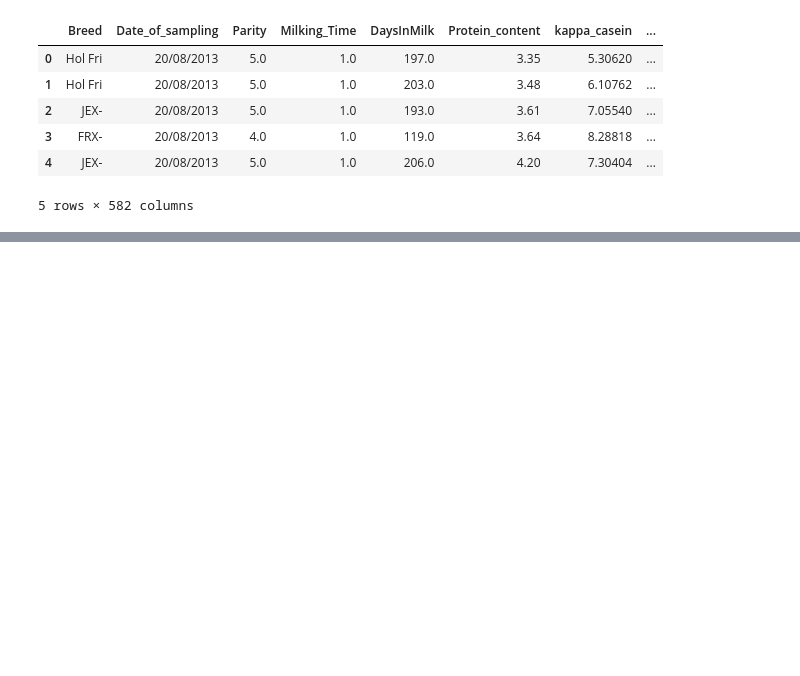
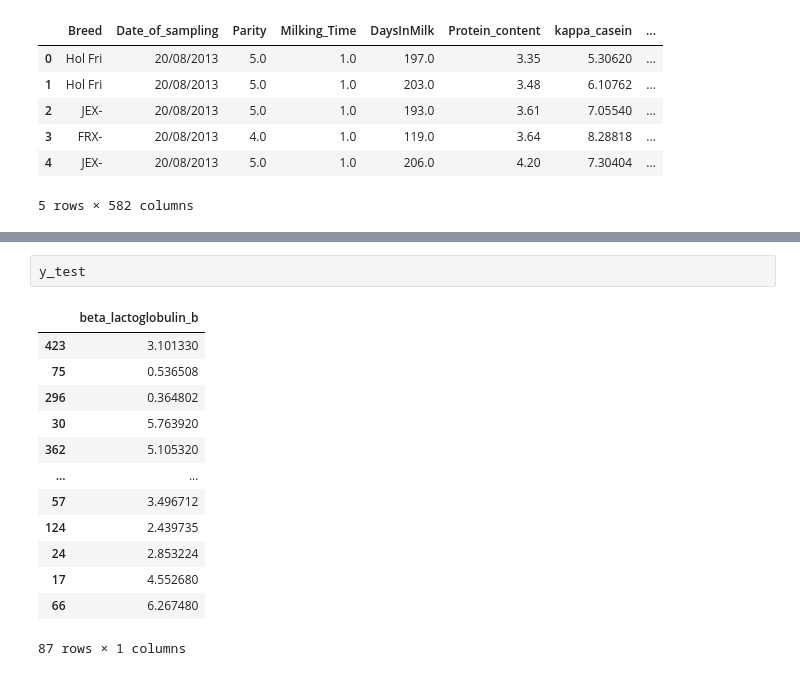
Before and after one commit to avd1729/Milky-way-of-Deep-Learning, a Jupyter notebook: Milky-way-of-Deep-Learning/notebooks/β Lactoglobulin B/notebook.ipynb, the cells around one changed output, grey strips where cells are left out. Saved outputs shown, nothing was run; the diff lists cells and outputs as text; blank space fills up the shorter version.

```diff
--- a/Milky-way-of-Deep-Learning/notebooks/β Lactoglobulin B/notebook.ipynb
+++ b/Milky-way-of-Deep-Learning/notebooks/β Lactoglobulin B/notebook.ipynb
@@ -40,0 +186,16 @@ data.head()
+# %%
+y_test
+# %% [output]
+|  | beta_lactoglobulin_b |
+| 423 | 3.101330 |
+| 75 | 0.536508 |
+| 296 | 0.364802 |
+| 30 | 5.763920 |
+| 362 | 5.105320 |
+| ... | ... |
+| 57 | 3.496712 |
+| 124 | 2.439735 |
+| 24 | 2.853224 |
+| 17 | 4.552680 |
+| 66 | 6.267480 |
+87 rows × 1 columns
```
Also changed, not shown: parts of 15 cells of this notebook.
